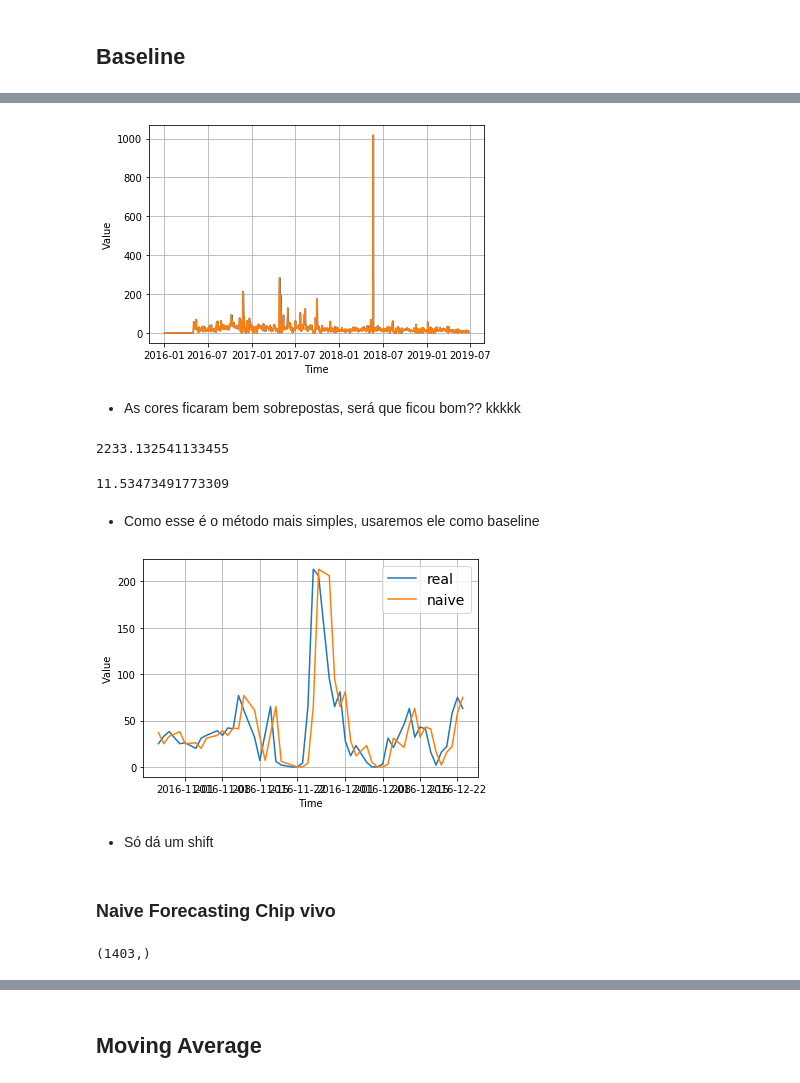
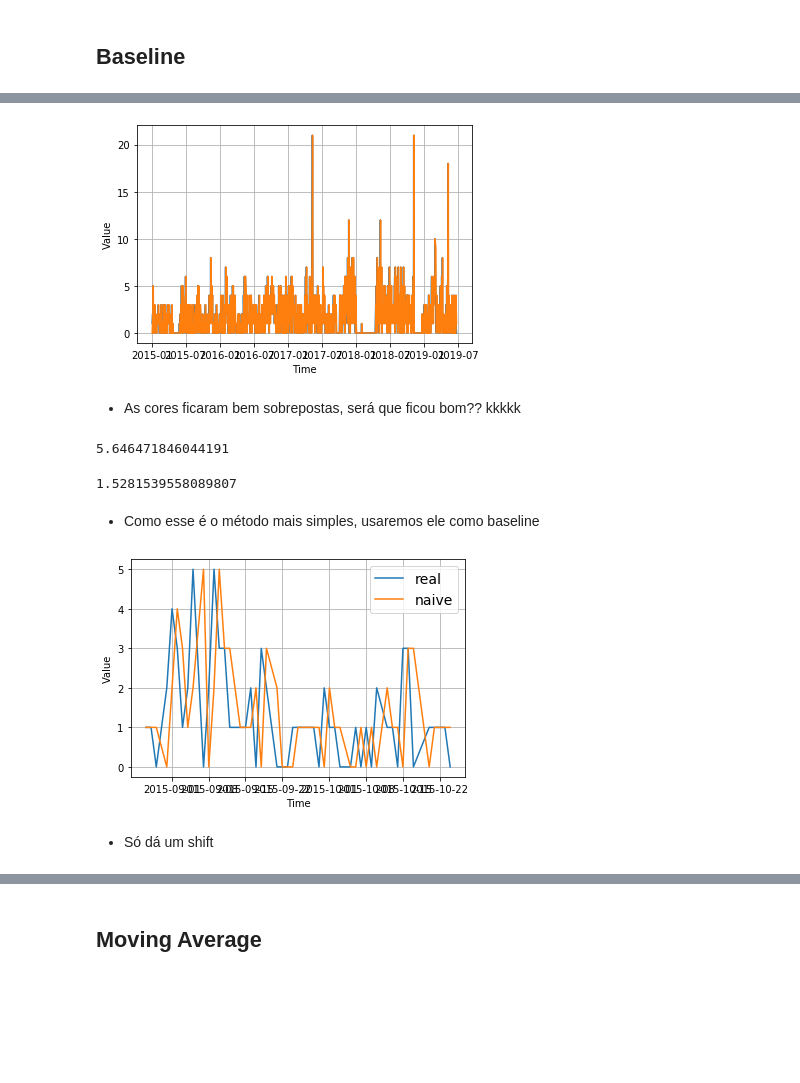
Before and after one commit to ItamarRocha/Machine-Learning-and-Data-Analysis, a Jupyter notebook: Armazem/exploring.ipynb, the cells around one changed output, grey strips where cells are left out. Saved outputs shown, nothing was run; the diff lists cells and outputs as text; code cells hidden in the pictures; blank space fills up the shorter version.

```diff
--- a/Armazem/exploring.ipynb
+++ b/Armazem/exploring.ipynb
@@ -140,0 +148,2 @@ frequent = df
+# %%
+frequent = frequent[frequent_products.keys()]
@@ -309,0 +191,9 @@ Name: CHIP TIM INFINITY PRE HRD TRIPLO 4G, Length: 1094, dtype: float64
+# %%
+def naive_forecast(data):
+    naive = data.copy().shift(1) #o naive é o do dia anterior
+    naive = naive[1:]
+    return naive, data[1:] #exclui a primeira observação já que ela não tem uma anterior
+# %%
+data = frequent["FERRO SECO METALICO VFA 1110X BLACK E DECKER"]
+# %%
+naive, real = naive_forecast(data)
@@ -310,29 +230,27 @@ Name: CHIP TIM INFINITY PRE HRD TRIPLO 4G, Length: 1094, dtype: float64
 # %%
-plot_series(naive_forecast_tim.index, naive_forecast_tim)
-plot_series(chip_tim.index, chip_tim)
+plot_series(real.index, real)
+plot_series(naive.index, naive)
 plt.show()
 # %% [output]
-[figure, old version]
+[figure, new version]
 # %% [markdown]
 * As cores ficaram bem sobrepostas, será que ficou bom?? kkkkk
 # %%
-tf.keras.metrics.mean_squared_error(chip_tim, naive_forecast_tim).numpy()
+tf.keras.metrics.mean_squared_error(real, naive).numpy()
 # %% [output]
-2233.132541133455
+5.646471846044191
 # %%
-tf.keras.metrics.mean_absolute_error(chip_tim, naive_forecast_tim).numpy()
+tf.keras.metrics.mean_absolute_error(real, naive).numpy()
 # %% [output]
-11.53473491773309
+1.5281539558089807
 # %% [markdown]
 * Como esse é o método mais simples, usaremos ele como baseline
 # %%
 # Just to clarify what this method does:
-plot_series(chip_tim.index, chip_tim, start=250, end=300, label="real")
-plot_series(naive_forecast_tim.index, naive_forecast_tim, start=250, end=300, label="naive")
+plot_series(real.index, real, start=200, end=250, label="real")
+plot_series(naive.index, naive, start=200, end=250, label="naive")
 plt.show()
 # %% [output]
-[figure, old version]
+[figure, new version]
 # %% [markdown]
 * Só dá um shift
-# %% [markdown]
-### Naive Forecasting Chip vivo
@@ -343,4 +256,0 @@ naive_forecast_vivo = naive_forecast_vivo[1:]
-# %%
-naive_forecast_vivo.shape
-# %% [output]
-(1403,)
```
Also changed, not shown: parts of 82 cells of this notebook.
